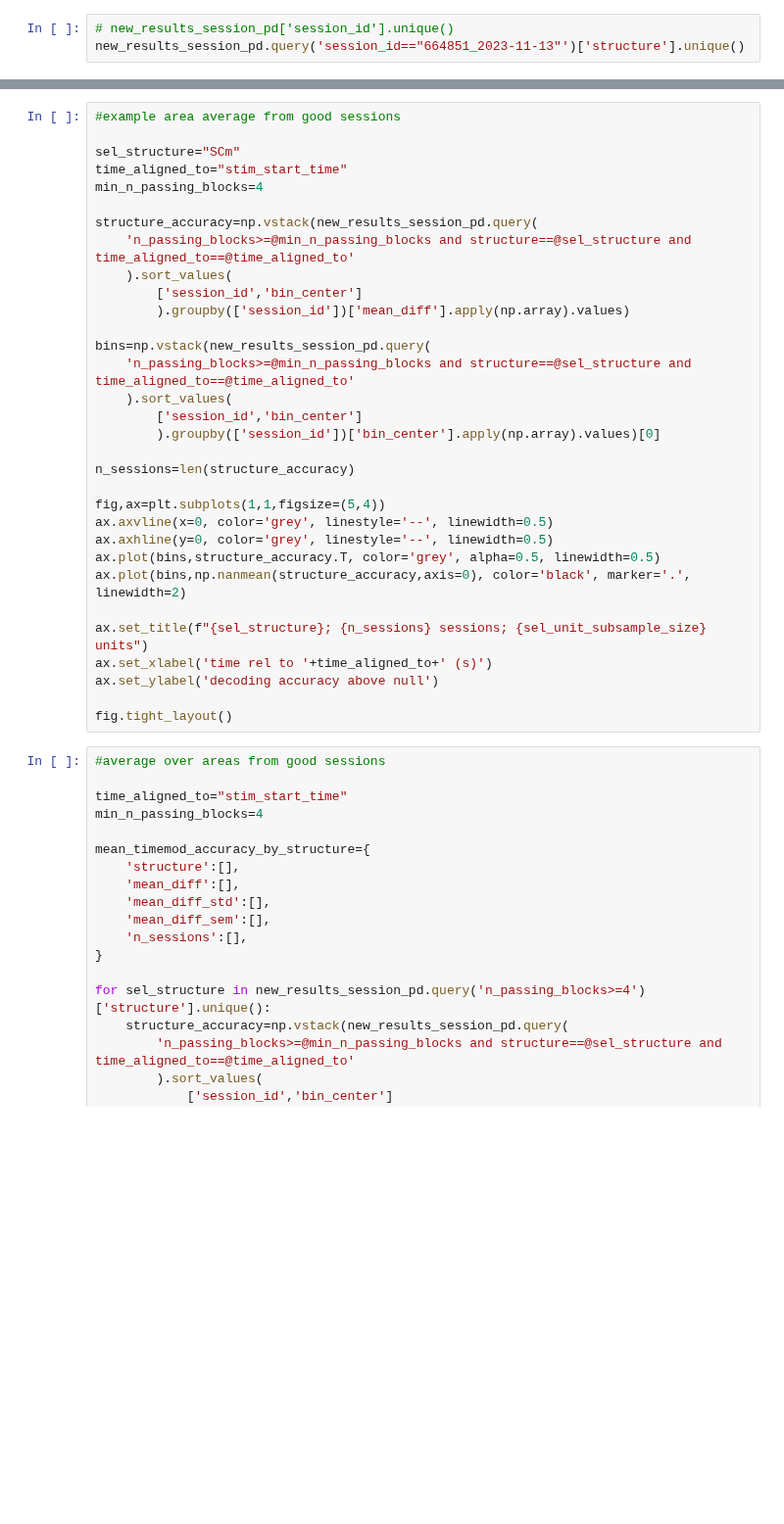
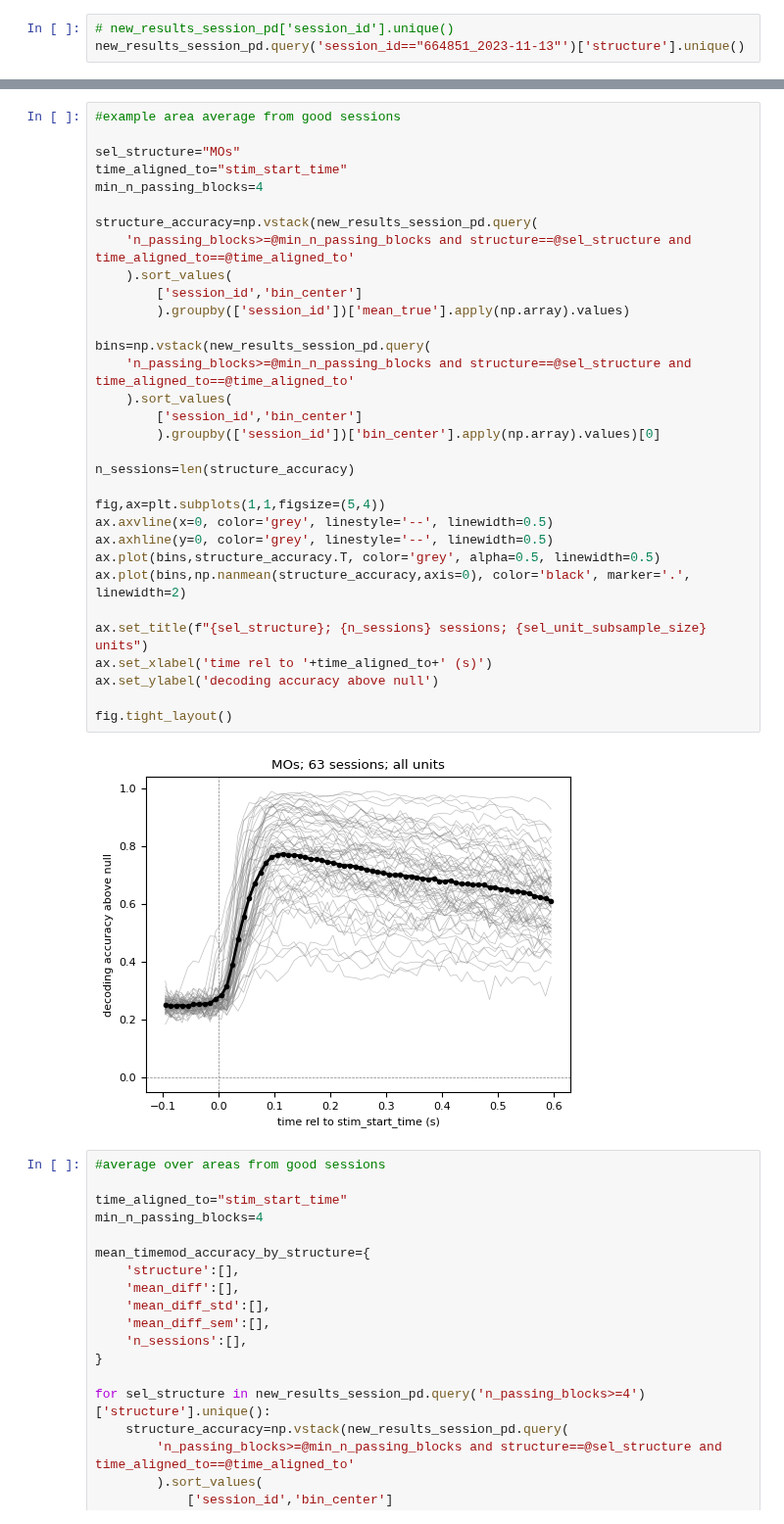
Before and after one commit to AllenInstitute/dynamic_routing_analysis, a Jupyter notebook: notebooks/plot_multi_timebin_decoder_results.ipynb, the cells around one changed output, grey strips where cells are left out. Shown at 98% size. Saved outputs shown, nothing was run; the diff lists cells and outputs as text; blank space fills up the shorter version.

```diff
--- a/notebooks/plot_multi_timebin_decoder_results.ipynb
+++ b/notebooks/plot_multi_timebin_decoder_results.ipynb
@@ -275,35 +279,37 @@ ax.set_title(f"{sel_session}; {sel_structure}; {sel_time_aligned_to}; {sel_unit_
 # %%
 #example area average from good sessions
 
-sel_structure="SCm"
+sel_structure="MOs"
 time_aligned_to="stim_start_time"
 min_n_passing_blocks=4
 
 structure_accuracy=np.vstack(new_results_session_pd.query(
     'n_passing_blocks>=@min_n_passing_blocks and structure==@sel_structure and time_aligned_to==@time_aligned_to'
     ).sort_values(
         ['session_id','bin_center']
-        ).groupby(['session_id'])['mean_diff'].apply(np.array).values)
+        ).groupby(['session_id'])['mean_true'].apply(np.array).values)
 
 bins=np.vstack(new_results_session_pd.query(
     'n_passing_blocks>=@min_n_passing_blocks and structure==@sel_structure and time_aligned_to==@time_aligned_to'
     ).sort_values(
         ['session_id','bin_center']
         ).groupby(['session_id'])['bin_center'].apply(np.array).values)[0]
 
 n_sessions=len(structure_accuracy)
 
 fig,ax=plt.subplots(1,1,figsize=(5,4))
 ax.axvline(x=0, color='grey', linestyle='--', linewidth=0.5)
 ax.axhline(y=0, color='grey', linestyle='--', linewidth=0.5)
 ax.plot(bins,structure_accuracy.T, color='grey', alpha=0.5, linewidth=0.5)
 ax.plot(bins,np.nanmean(structure_accuracy,axis=0), color='black', marker='.', linewidth=2)
 
 ax.set_title(f"{sel_structure}; {n_sessions} sessions; {sel_unit_subsample_size} units")
 ax.set_xlabel('time rel to '+time_aligned_to+' (s)')
 ax.set_ylabel('decoding accuracy above null')
 
 fig.tight_layout()
+# %% [output]
+[figure, added]
 # %%
 #average over areas from good sessions
 
```
Also changed, not shown: parts of 18 cells of this notebook, 5 other files.
